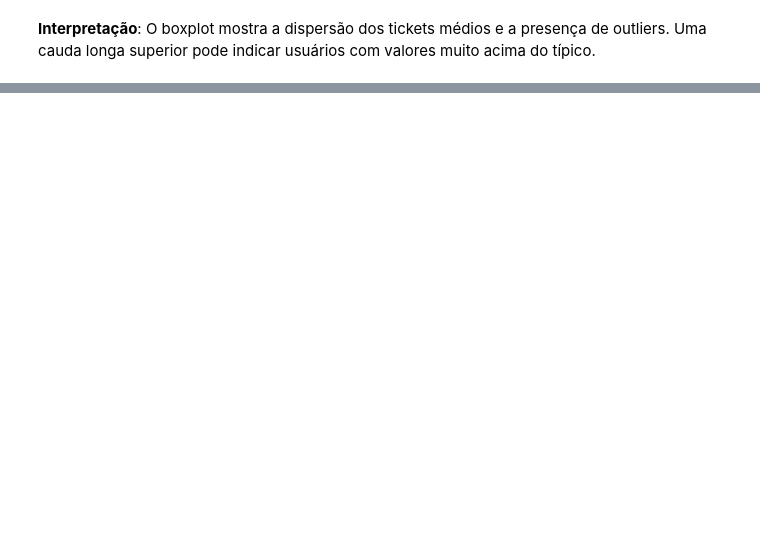
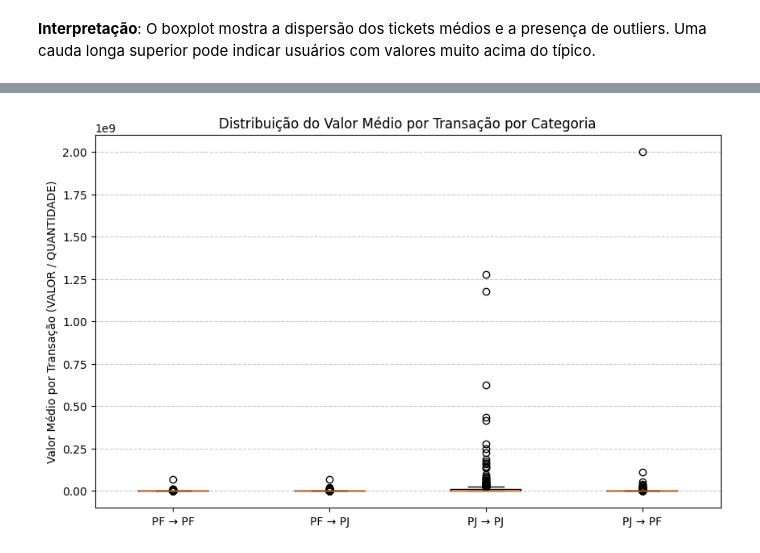
Before and after one commit to caiobarrosmelo/transacoesPixDS, a Jupyter notebook: relatorio_pix.ipynb, the cells around one changed output, grey strips where cells are left out. Cells and saved outputs as stored; diff of their text form; code cells hidden in the pictures; blank space fills up the shorter version.

```diff
--- a/relatorio_pix.ipynb
+++ b/relatorio_pix.ipynb
@@ -454,0 +491,28 @@ plt.show()
+# %%
+# Separar os grupos de transações
+df_pf_to_pf = df_pix[(df_pix['PAG_PFPJ'] == 'PF') & (df_pix['REC_PFPJ'] == 'PF')]
+df_pf_to_pj = df_pix[(df_pix['PAG_PFPJ'] == 'PF') & (df_pix['REC_PFPJ'] == 'PJ')]
+df_pj_to_pj = df_pix[(df_pix['PAG_PFPJ'] == 'PJ') & (df_pix['REC_PFPJ'] == 'PJ')]
+df_pj_to_pf = df_pix[(df_pix['PAG_PFPJ'] == 'PJ') & (df_pix['REC_PFPJ'] == 'PF')]
+
+# Calcular as métricas para cada grupo
+def calc_metrics(df):
+    # Calcular a métrica por transação (valor / quantidade)
+    pix = df['VALOR'] / df['QUANTIDADE']
+    return {
+        'Média': pix.mean(),
+        'Variância': pix.var(ddof=0),
+        'Desvio Padrão': pix.std(ddof=0)
+    }
+
+# Métricas por grupo
+metrics_pf_to_pf = calc_metrics(df_pf_to_pf)
+metrics_pf_to_pj = calc_metrics(df_pf_to_pj)
+metrics_pj_to_pj = calc_metrics(df_pj_to_pj)
+metrics_pj_to_pf = calc_metrics(df_pj_to_pf)
+
+# Exibir as métricas
+print("Métricas para PF → PF:", metrics_pf_to_pf)
+print("Métricas para PF → PJ:", metrics_pf_to_pj)
+print("Métricas para PJ → PJ:", metrics_pj_to_pj)
+print("Métricas para PJ → PF:", metrics_pj_to_pf)
@@ -454,0 +615,19 @@ plt.show()
+# %%
+# Calcular a métrica por transação para cada grupo e armazenar em listas
+pix_pf_to_pf = df_pf_to_pf['VALOR'] / df_pf_to_pf['QUANTIDADE']
+pix_pf_to_pj = df_pf_to_pj['VALOR'] / df_pf_to_pj['QUANTIDADE']
+pix_pj_to_pj = df_pj_to_pj['VALOR'] / df_pj_to_pj['QUANTIDADE']
+pix_pj_to_pf = df_pj_to_pf['VALOR'] / df_pj_to_pf['QUANTIDADE']
+
+# Preparar os dados para o boxplot
+data = [pix_pf_to_pf, pix_pf_to_pj, pix_pj_to_pj, pix_pj_to_pf]
+
+# Criar o boxplot
+plt.figure(figsize=(10, 6))
+plt.boxplot(data, labels=['PF → PF', 'PF → PJ', 'PJ → PJ', 'PJ → PF'])
+plt.title('Distribuição do Valor Médio por Transação por Categoria')
+plt.ylabel('Valor Médio por Transação (VALOR / QUANTIDADE)')
+plt.grid(True, axis='y', linestyle='--', alpha=0.7)
+plt.show()
+# %% [output]
+[figure, added]
```
Also changed, not shown: parts of 19 cells of this notebook, 4 other files.
